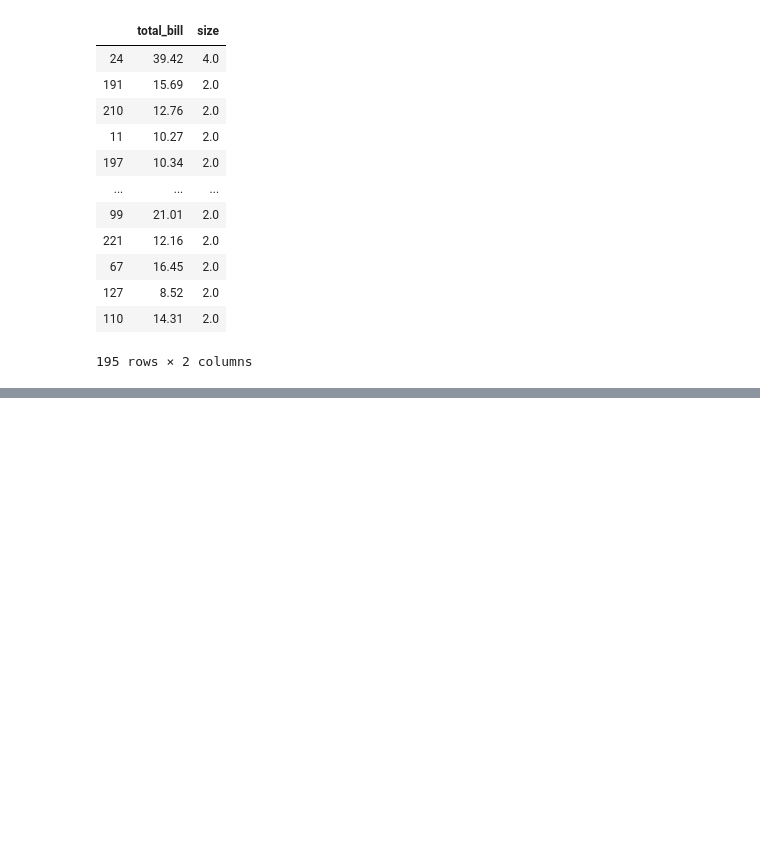
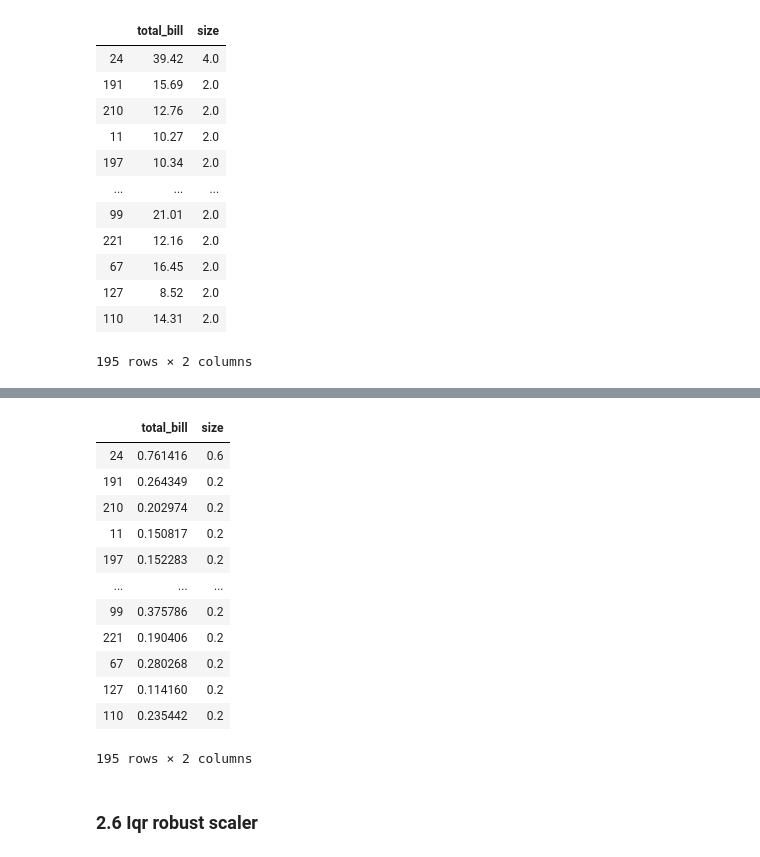
Before and after one commit to allenjiang666/ds-methodologies-exercises, a Jupyter notebook: regression/split_scale.ipynb, the cells around one changed output, grey strips where cells are left out. Cells and saved outputs as stored; diff of their text form; code cells hidden in the pictures; blank space fills up the shorter version.

```diff
--- a/regression/split_scale.ipynb
+++ b/regression/split_scale.ipynb
@@ -129,6 +129,7 @@ pd.DataFrame(scaler.inverse_transform(train_scaled), columns=train_scaled.column
 | 110 | 14.31 | 2.0 |
 195 rows × 2 columns
 # %%
-def scale_inverse(df_scaled, scaler):
-    original = pd.DataFrame(scaler.inverse_transform(df_scaled), columns=df_scaled.columns, index=df_scaled.index)
-    return original
+def scale_inverse(train_scaled, test_scaled, scaler):
+    train = pd.DataFrame(scaler.inverse_transform(train_scaled), columns=train_scaled.columns, index=train_scaled.index)
+    test = pd.DataFrame(scaler.inverse_transform(test_scaled), columns=test_scaled.columns, index=test_scaled.index)
+    return train, test
@@ -150,0 +230,8 @@ scale_inverse(train_scaled, scaler)
+# %%
+scaler = MinMaxScaler(copy=True, feature_range=(0,1)).fit(train)
+
+train_scaled = pd.DataFrame(scaler.transform(train), columns=train.columns.values).set_index([train.index.values])
+
+test_scaled = pd.DataFrame(scaler.transform(test), columns=test.columns.values).set_index([test.index.values])
+
+train_scaled.head()
@@ -150,0 +245,25 @@ scale_inverse(train_scaled, scaler)
+# %%
+def min_max_scaler(train, test):
+    scaler = MinMaxScaler(copy=True, feature_range=(0,1)).fit(train)
+    train_scaled = pd.DataFrame(scaler.transform(train), columns=train.columns.values).set_index([train.index.values])
+    test_scaled = pd.DataFrame(scaler.transform(test), columns=test.columns.values).set_index([test.index.values])
+    return train_scaled, test_scaled, scaler
+# %%
+train_scaled, test_scaled, scaler = min_max_scaler(train, test)
+train_scaled
+# %% [output]
+|  | total_bill | size |
+| 24 | 0.761416 | 0.6 |
+| 191 | 0.264349 | 0.2 |
+| 210 | 0.202974 | 0.2 |
+| 11 | 0.150817 | 0.2 |
+| 197 | 0.152283 | 0.2 |
+| ... | ... | ... |
+| 99 | 0.375786 | 0.2 |
+| 221 | 0.190406 | 0.2 |
+| 67 | 0.280268 | 0.2 |
+| 127 | 0.114160 | 0.2 |
+| 110 | 0.235442 | 0.2 |
+195 rows × 2 columns
+# %% [markdown]
+### 2.6 Iqr robust scaler
```
Also changed, not shown: parts of 18 cells of this notebook, 6 other files.
